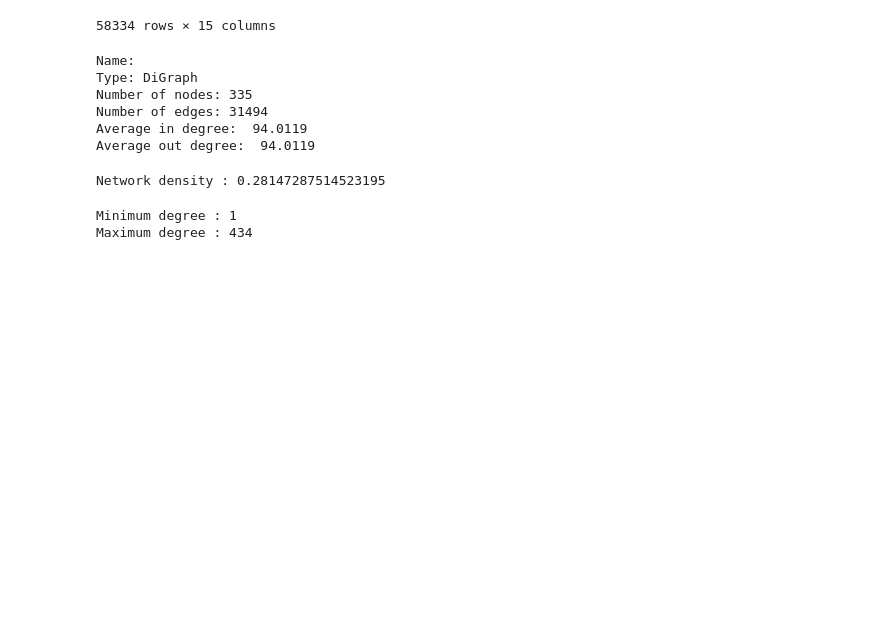
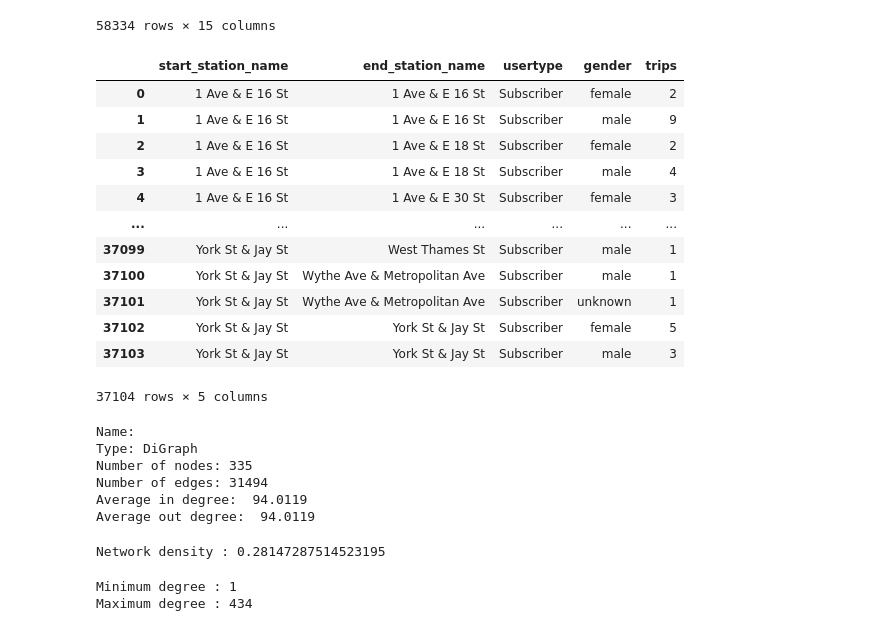
Before and after one commit to mtelab1/SPS_MSDS_SMR21_DATA620, a Jupyter notebook: Project01/Project01-CentralityMeasures-NycCitiBikeShare.ipynb, the cells around one changed output. Drawn from its saved outputs; the diff is of its cells as text; code cells hidden in the pictures; blank space fills up the shorter version.

```diff
--- a/Project01/Project01-CentralityMeasures-NycCitiBikeShare.ipynb
+++ b/Project01/Project01-CentralityMeasures-NycCitiBikeShare.ipynb
@@ -95,6 +98,26 @@ df
 | 127580 | 525 | 6/11/2013 17:39 | 6/11/2013 17:47 | 318 | E 43 St & Vanderbilt Ave | 40.753202 | ... |
 | 127581 | 889 | 6/11/2013 17:47 | 6/11/2013 18:01 | 237 | E 11 St & 2 Ave | 40.730473 | ... |
 58334 rows × 15 columns
+# %%
+# we will aggregrate the data to get a reduced required dataset with the count of trips as an atribute(weight) of the edge.
+df = df.groupby(['start_station_name','end_station_name','usertype','gender']).size().reset_index(name='trips')
+
+# Viewing the data
+df
+# %% [output]
+|  | start_station_name | end_station_name | usertype | gender | trips |
+| 0 | 1 Ave & E 16 St | 1 Ave & E 16 St | Subscriber | female | 2 |
+| 1 | 1 Ave & E 16 St | 1 Ave & E 16 St | Subscriber | male | 9 |
+| 2 | 1 Ave & E 16 St | 1 Ave & E 18 St | Subscriber | female | 2 |
+| 3 | 1 Ave & E 16 St | 1 Ave & E 18 St | Subscriber | male | 4 |
+| 4 | 1 Ave & E 16 St | 1 Ave & E 30 St | Subscriber | female | 3 |
+| ... | ... | ... | ... | ... | ... |
+| 37099 | York St & Jay St | West Thames St | Subscriber | male | 1 |
+| 37100 | York St & Jay St | Wythe Ave & Metropolitan Ave | Subscriber | male | 1 |
+| 37101 | York St & Jay St | Wythe Ave & Metropolitan Ave | Subscriber | unknown | 1 |
+| 37102 | York St & Jay St | York St & Jay St | Subscriber | female | 5 |
+| 37103 | York St & Jay St | York St & Jay St | Subscriber | male | 3 |
+37104 rows × 5 columns
 # %%
 # Creating the networkx graph object
 G = nx.from_pandas_edgelist(df, source='start_station_name', target ='end_station_name'
```
Also changed, not shown: parts of 17 cells of this notebook, 1 other file.
